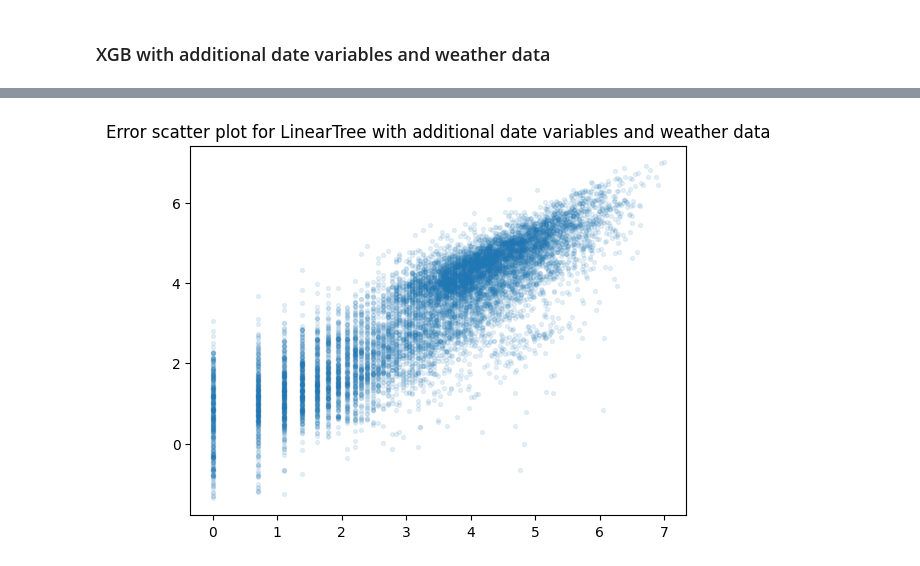
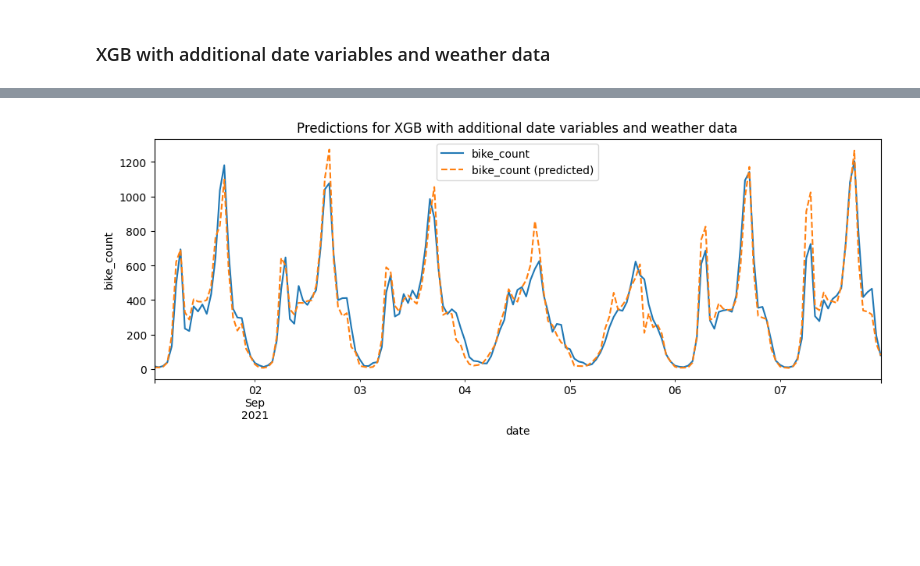
Before and after one commit to stlbnmaria/PythonForDS_Project, a Jupyter notebook: modeling/tree_models/tree_models.ipynb, the cells around one changed output, grey strips where cells are left out. Drawn from its saved outputs; the diff is of its cells as text; code cells hidden in the pictures; blank space fills up the shorter version.

```diff
--- a/modeling/tree_models/tree_models.ipynb
+++ b/modeling/tree_models/tree_models.ipynb
@@ -344,35 +352,24 @@ add_date_encoder = FunctionTransformer(
 )
 add_date_cols = ["season"]
 
-drop_cols = [
-    "counter_id",
-    "site_id",
-    "counter_installation_date",
-    "counter_technical_id",
-]
-drop_transformer = FunctionTransformer(
-    problem._drop_cols, kw_args={"cols": drop_cols}, validate=False
-)
+num_cols = ["temp", "dwpt", "rhum", "prcp", "wspd", "pres"]
 
-categorical_encoder = OneHotEncoder(handle_unknown="ignore")
 categorical_cols = ["counter_name", "site_name", "wdir"]
 
 preprocessor = ColumnTransformer(
     [
-        ("date", OneHotEncoder(handle_unknown="ignore"), date_cols),
-        ("add_date", OneHotEncoder(handle_unknown="ignore"), add_date_cols),
-        ("cat", categorical_encoder, categorical_cols),
+        ("date", OneHotEncoder(handle_unknown="ignore"), date_cols + add_date_cols),
+        ("num", StandardScaler(), num_cols),
+        ("cat", OneHotEncoder(handle_unknown="ignore"), categorical_cols),
     ],
-    remainder="passthrough",
 )
 
-regressor = xgb.XGBRegressor()
+regressor = XGBRegressor()
 
 pipe = make_pipeline(
     FunctionTransformer(problem._merge_external_data, validate=False),
     date_encoder,
     add_date_encoder,
-    drop_transformer,
     preprocessor,
     regressor,
 )
@@ -674,6 +405,9 @@ problem.week_plot(
-# %%
-problem.error_plot(
-    y_pred_test, y_test, "LinearTree with additional date variables and weather data"
-)
-# %% [output]
-[figure, removed]
+# %%
+problem.week_plot(
+    X_test,
+    y_pred_test,
+    y_test,
+    "XGB with additional date variables and weather data",
+)
+# %% [output]
+[figure, added]
```
Also changed, not shown: parts of 52 cells of this notebook.
